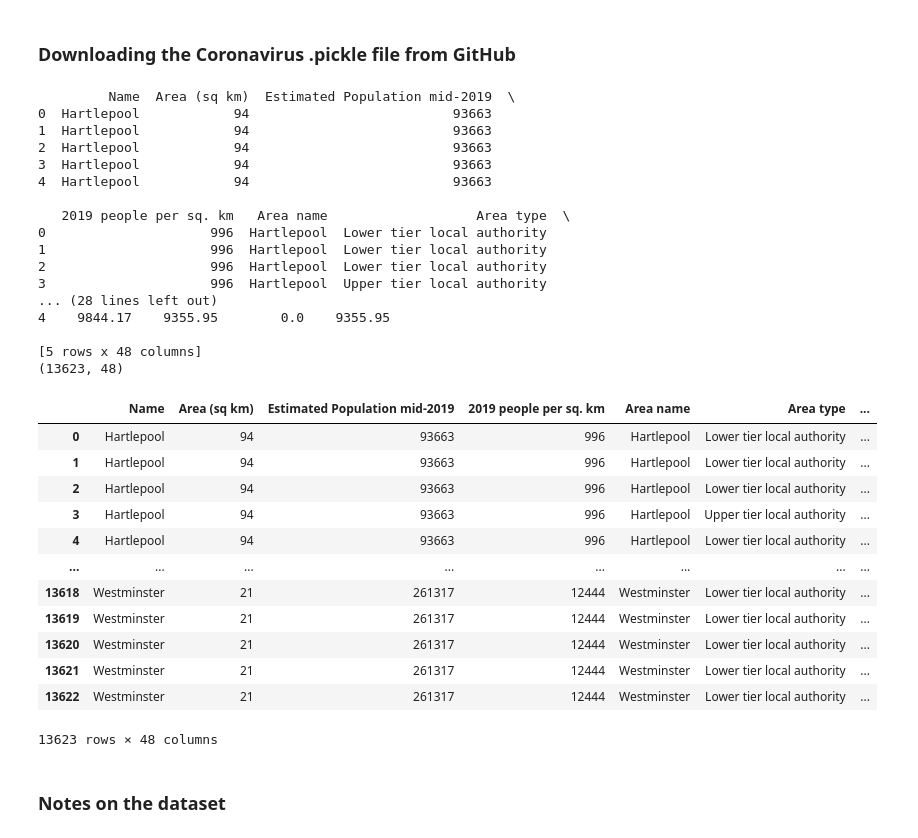
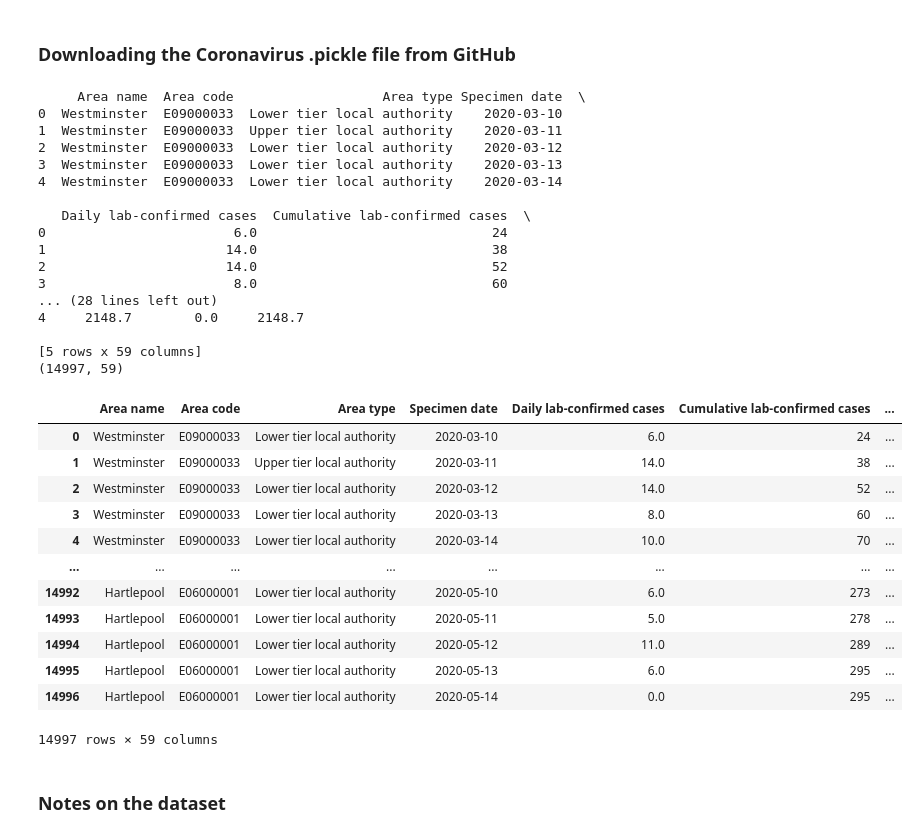
Before and after one commit to tlemenestrel/Coronavirus_Risk_Model, a Jupyter notebook: Risk_Model.ipynb, the cells around one changed output. Saved outputs shown, nothing was run; the diff lists cells and outputs as text; code cells hidden in the pictures.

```diff
--- a/Risk_Model.ipynb
+++ b/Risk_Model.ipynb
@@ -60,50 +60,50 @@ import joblib
 # %% [markdown]
 ### Downloading the Coronavirus .pickle file from GitHub
 # %%
-url_coronavirus_data = "https://raw.githubusercontent.com/tlemenestrel/Coronavirus_Risk_Model/master/Data/complete_data.csv"
+url_coronavirus_data = "https://raw.githubusercontent.com/tlemenestrel/Coronavirus_Risk_Model/master/Data/all_data.pickle"
 
 # Reading the downloaded content and making it a pandas dataframe
 
-df = pd.read_csv(url_coronavirus_data, parse_dates=["Date"])
+df = pd.read_pickle(url_coronavirus_data)
 
 # Printing out the first 5 rows of the dataframe
 
 print (df.head())
 print (df.shape)
 # %% [output]
-         Name  Area (sq km)  Estimated Population mid-2019  \
-0  Hartlepool            94                          93663
-1  Hartlepool            94                          93663
-2  Hartlepool            94                          93663
-3  Hartlepool            94                          93663
-4  Hartlepool            94                          93663
+     Area name  Area code                   Area type Specimen date  \
+0  Westminster  E09000033  Lower tier local authority    2020-03-10
+1  Westminster  E09000033  Upper tier local authority    2020-03-11
+2  Westminster  E09000033  Lower tier local authority    2020-03-12
+3  Westminster  E09000033  Lower tier local authority    2020-03-13
+4  Westminster  E09000033  Lower tier local authority    2020-03-14
 
-   2019 people per sq. km   Area name                   Area type  \
-0                     996  Hartlepool  Lower tier local authority
-1                     996  Hartlepool  Lower tier local authority
-2                     996  Hartlepool  Lower tier local authority
-3                     996  Hartlepool  Upper tier local authority
+   Daily lab-confirmed cases  Cumulative lab-confirmed cases  \
+0                        6.0                              24
+1                       14.0                              38
+2                       14.0                              52
+3                        8.0                              60
 ... (28 lines left out)
-4    9844.17    9355.95        0.0    9355.95
+4     2148.7        0.0     2148.7
 
-[5 rows x 48 columns]
-(13623, 48)
+[5 rows x 59 columns]
+(14997, 59)
 # %%
-df.head(13625)
+df.head(14997)
 # %% [output]
-|  | Name | Area (sq km) | Estimated Population mid-2019 | 2019 people per sq. km | Area name | Area type | ... |
-| 0 | Hartlepool | 94 | 93663 | 996 | Hartlepool | Lower tier local authority | ... |
-| 1 | Hartlepool | 94 | 93663 | 996 | Hartlepool | Lower tier local authority | ... |
-| 2 | Hartlepool | 94 | 93663 | 996 | Hartlepool | Lower tier local authority | ... |
-| 3 | Hartlepool | 94 | 93663 | 996 | Hartlepool | Upper tier local authority | ... |
-| 4 | Hartlepool | 94 | 93663 | 996 | Hartlepool | Lower tier local authority | ... |
+|  | Area name | Area code | Area type | Specimen date | Daily lab-confirmed cases | Cumulative lab-confirmed cases | ... |
+| 0 | Westminster | E09000033 | Lower tier local authority | 2020-03-10 | 6.0 | 24 | ... |
+| 1 | Westminster | E09000033 | Upper tier local authority | 2020-03-11 | 14.0 | 38 | ... |
+| 2 | Westminster | E09000033 | Lower tier local authority | 2020-03-12 | 14.0 | 52 | ... |
+| 3 | Westminster | E09000033 | Lower tier local authority | 2020-03-13 | 8.0 | 60 | ... |
+| 4 | Westminster | E09000033 | Lower tier local authority | 2020-03-14 | 10.0 | 70 | ... |
 | ... | ... | ... | ... | ... | ... | ... | ... |
-| 13618 | Westminster | 21 | 261317 | 12444 | Westminster | Lower tier local authority | ... |
-| 13619 | Westminster | 21 | 261317 | 12444 | Westminster | Lower tier local authority | ... |
-| 13620 | Westminster | 21 | 261317 | 12444 | Westminster | Lower tier local authority | ... |
-| 13621 | Westminster | 21 | 261317 | 12444 | Westminster | Lower tier local authority | ... |
-| 13622 | Westminster | 21 | 261317 | 12444 | Westminster | Lower tier local authority | ... |
+| 14992 | Hartlepool | E06000001 | Lower tier local authority | 2020-05-10 | 6.0 | 273 | ... |
+| 14993 | Hartlepool | E06000001 | Lower tier local authority | 2020-05-11 | 5.0 | 278 | ... |
+| 14994 | Hartlepool | E06000001 | Lower tier local authority | 2020-05-12 | 11.0 | 289 | ... |
+| 14995 | Hartlepool | E06000001 | Lower tier local authority | 2020-05-13 | 6.0 | 295 | ... |
+| 14996 | Hartlepool | E06000001 | Lower tier local authority | 2020-05-14 | 0.0 | 295 | ... |
-13623 rows × 48 columns
+14997 rows × 59 columns
 # %% [markdown]
 ### Notes on the dataset
 # %% [markdown]
```
Also changed, not shown: parts of 85 cells of this notebook.
